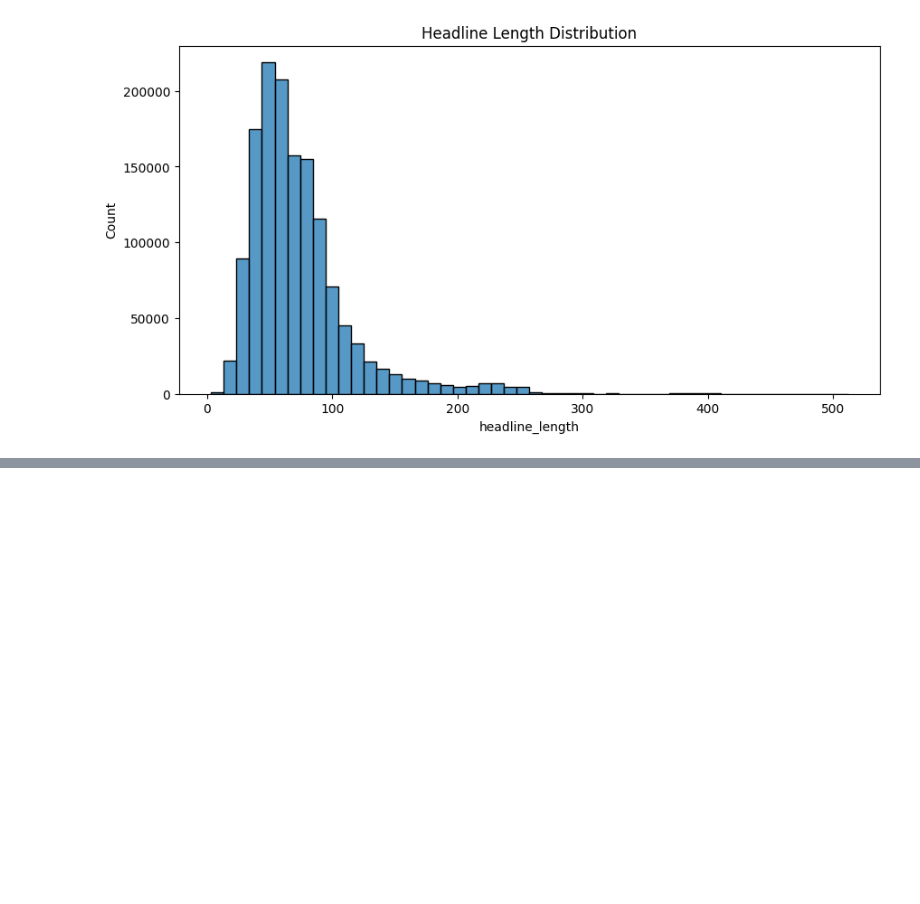
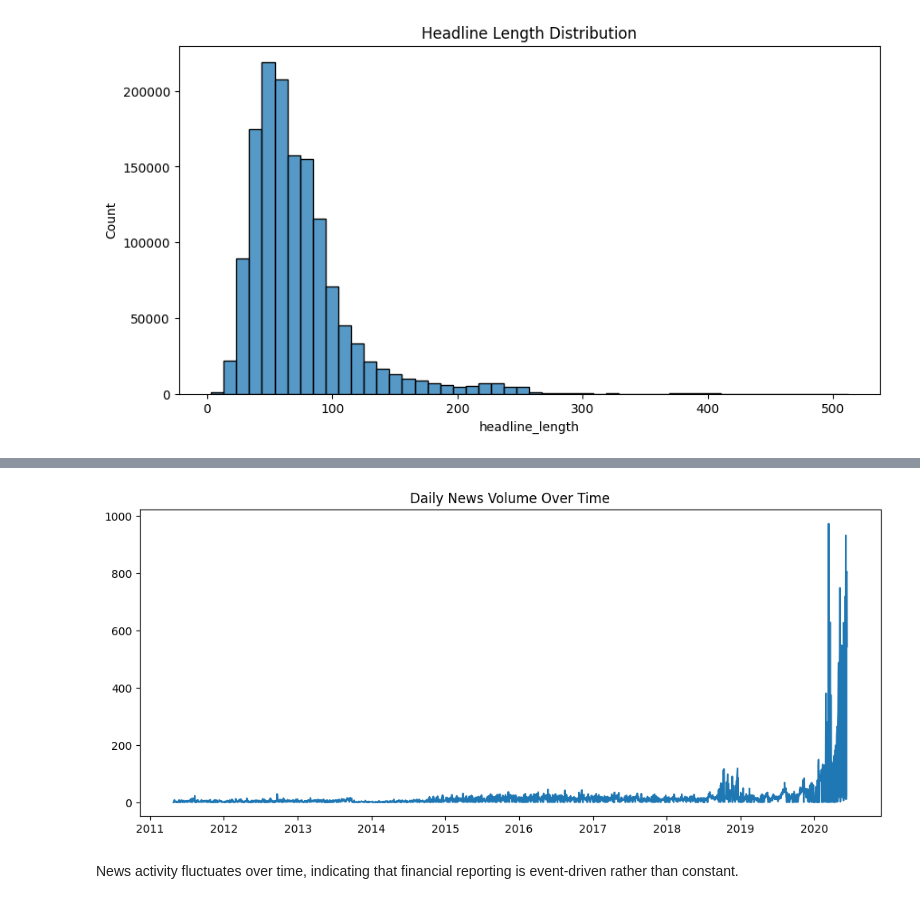
Before and after one commit to Maria-Biruk/News-sentiment-analysis, a Jupyter notebook: notebooks/EDA_Task1_Clean.ipynb, the cells around one changed output, grey strips where cells are left out. Saved outputs shown, nothing was run; the diff lists cells and outputs as text; code cells hidden in the pictures; blank space fills up the shorter version.

```diff
--- a/notebooks/EDA_Task1_Clean.ipynb
+++ b/notebooks/EDA_Task1_Clean.ipynb
@@ -112,0 +255,5 @@ import seaborn as sns
+# %%
+news['date'] = pd.to_datetime(news['date'], errors='coerce')
+# %%
+daily_news = news.groupby(news['date'].dt.date).size()
+daily_news.head()
@@ -112,0 +268,9 @@ import seaborn as sns
+# %%
+plt.figure(figsize=(12,5))
+plt.plot(daily_news.index, daily_news.values)
+plt.title("Daily News Volume Over Time")
+plt.show()
+# %% [output]
+[figure, added]
+# %% [markdown]
+News activity fluctuates over time, indicating that financial reporting is event-driven rather than constant.
```
Also changed, not shown: parts of 19 cells of this notebook, 11 other files.
